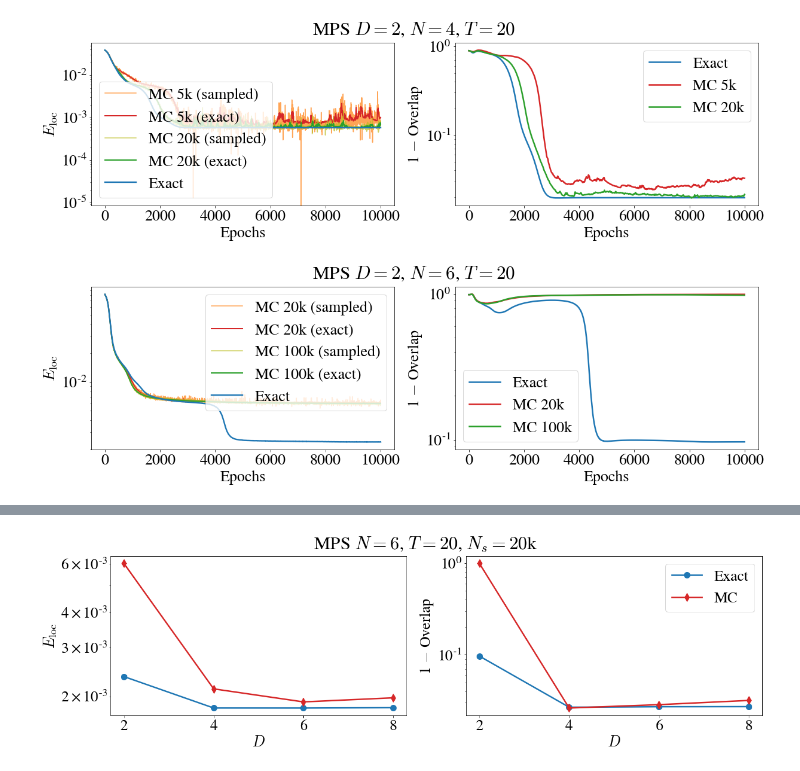
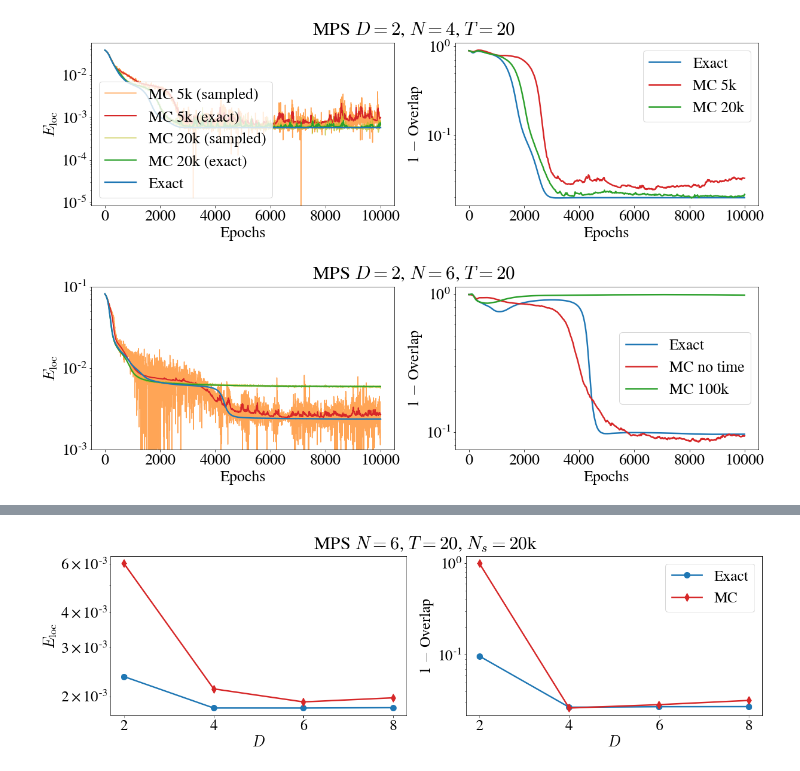
Before and after one commit to stavros11/Time-Evolution, a Jupyter notebook: plotter.ipynb, the cells around one changed output, grey strips where cells are left out. Cells and saved outputs as stored; diff of their text form; code cells hidden in the pictures.

Commit message:
Adjust for space sampler

```diff
--- a/plotter.ipynb
+++ b/plotter.ipynb
@@ -99,36 +99,37 @@ title_type = "MPS $D=2$"
 n_sites = 6
 time_steps = 20
 
 all_states = h5py.File("histories/N={}/allstates_{}_N{}M{}.h5py".format(n_sites, machine_type, n_sites, time_steps), "r")
-sampling1 = h5py.File("histories/N={}/sampling{}_{}_N{}M{}.h5py".format(n_sites, 20000, machine_type, n_sites, time_steps), "r")
+sampling1 = h5py.File("histories/N={}/spacesampling{}_{}_N{}M{}.h5py".format(n_sites, 1000, machine_type, n_sites, time_steps), "r")
 sampling2 = h5py.File("histories/N={}/sampling{}_{}_N{}M{}.h5py".format(n_sites, 100000, machine_type, n_sites, time_steps), "r")
 
 plt.figure(figsize=(20, 5))
 plt.suptitle("{}, $N={}$, $T={}$".format(title_type, n_sites, time_steps))
 
 plt.subplot(121)
-plt.semilogy(sampling1["sampled_Eloc"][:].real, label="MC 20k (sampled)", color=cp[1], alpha=0.7)
-plt.semilogy(sampling1["exact_Eloc"][:].real, label="MC 20k (exact)", color=cp[3], linewidth=2.0)
+plt.semilogy(sampling1["sampled_Eloc"][:].real, label="MC no time (sampled)", color=cp[1], alpha=0.7)
+plt.semilogy(sampling1["exact_Eloc"][:].real, label="MC no time (exact)", color=cp[3], linewidth=2.0)
 plt.semilogy(sampling2["sampled_Eloc"][:].real, label="MC 100k (sampled)", color=cp[8], alpha=0.7)
 plt.semilogy(sampling2["exact_Eloc"][:].real, label="MC 100k (exact)", color=cp[2], linewidth=2.0)
 plt.semilogy(all_states["exact_Eloc"][:].real, label="Exact", color=cp[0], linewidth=2.4)
 plt.xlabel("Epochs")
 plt.ylabel("$E_\mathrm{loc}$")
-plt.legend()
+plt.ylim([1e-3, 1e-1])
+#plt.legend()
 
 plt.subplot(122)
 plt.semilogy(1 - all_states["overlaps"][:], label="Exact", linewidth=2.5, color=cp[0])
-plt.semilogy(1 - sampling1["overlaps"][:], label="MC 20k", linewidth=2.5, color=cp[3])
+plt.semilogy(1 - sampling1["overlaps"][:], label="MC no time", linewidth=2.5, color=cp[3])
 plt.semilogy(1 - sampling2["overlaps"][:], label="MC 100k", linewidth=2.5, color=cp[2])
 plt.xlabel("Epochs")
 plt.ylabel("1 $-$ Overlap")
 plt.legend()
 
 plt.show()
 #plt.savefig("history_{}_N{}M{}.pdf".format(machine_type, n_sites, time_steps), bbox_inches='tight')
 
 all_states.close()
 sampling1.close()
 sampling2.close()
 # %% [output]
-[figure, old version]
+[figure, new version]
```
Also changed, not shown: parts of 3 cells of this notebook, 2 other files.
